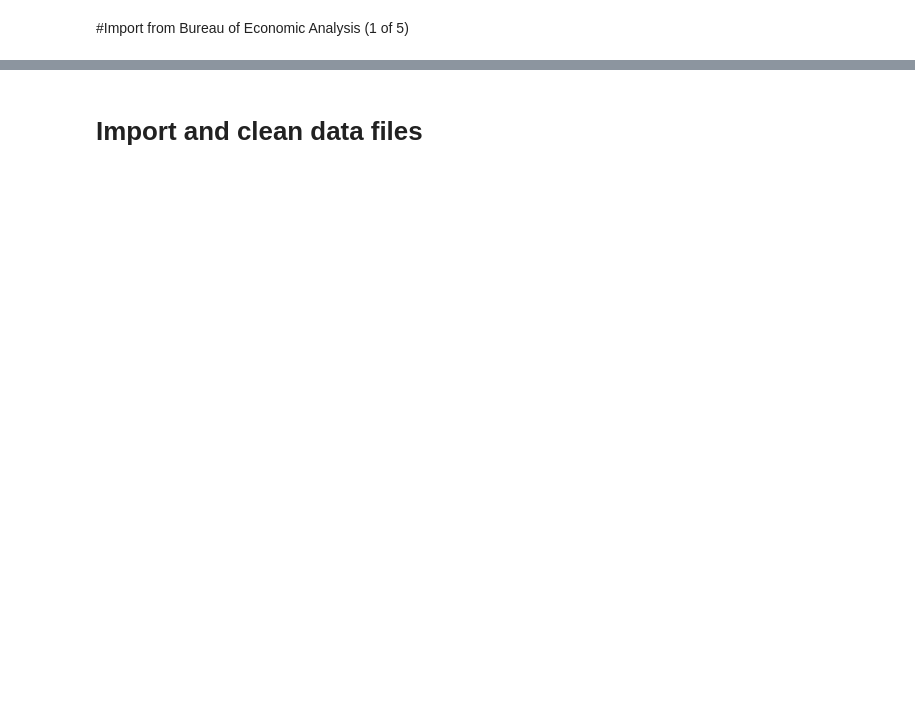
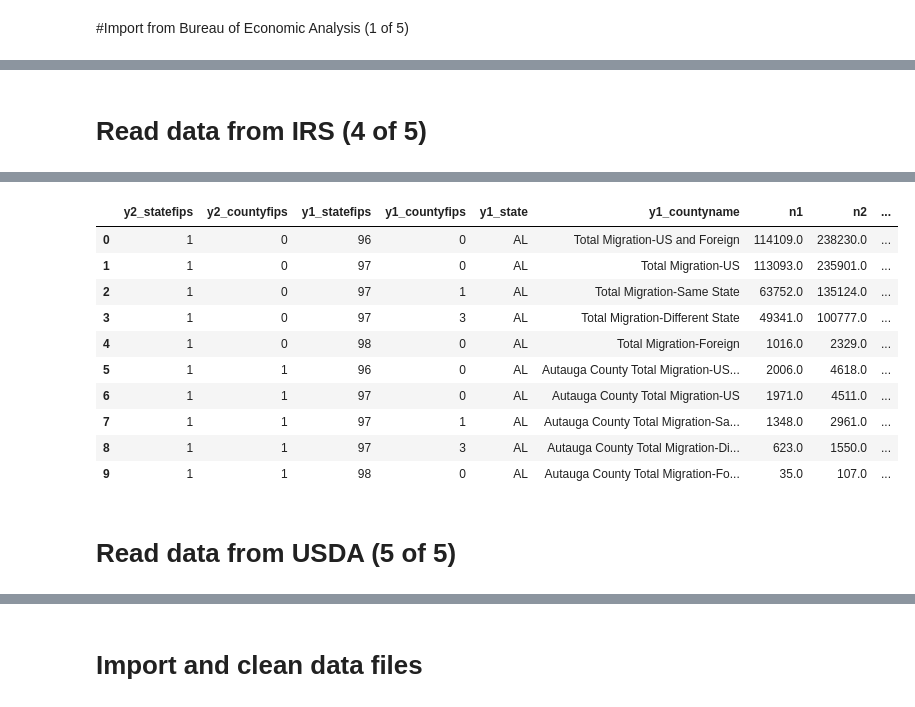
Before and after one commit to J-Nobull/Migration_Research, a Jupyter notebook: Migration_Capstone.ipynb, the cells around one changed output, grey strips where cells are left out. Cells and saved outputs as stored; diff of their text form; code cells hidden in the pictures; blank space fills up the shorter version.

```diff
--- a/Migration_Capstone.ipynb
+++ b/Migration_Capstone.ipynb
@@ -48,9 +54,9 @@ print('API keys loaded')
 # %% [markdown]
 #Import from Bureau of Economic Analysis (1 of 5)
 # %%
-API_KEY_BEA = 'key_here'
+API_KEY_BEA = 'Key-Here'
 BEA_URL = 'https://apps.bea.gov/api/data'
-YEARS = ','.join([str(y) for y in range(2011, 2022)])
+YEARS = list(range(2011, 2022))
 
 # Define Tables with LineCodes and GeoFips
 TABLES = [
@@ -64,7 +70,7 @@ print('Downloading BEA data (2011-2021)...\n')
 
 for table in TABLES:
 
-    print(f'Fetching {table["desc"]} ({table["name"]})...')
+    print(f"Fetching {table['desc']} ({table['name']})...")
 
     params = {
         'UserID': API_KEY_BEA,
@@ -81,14 +87,13 @@ for table in TABLES:
 
     # Show errors
     if 'Error' in data.get('BEAAPI', {}):
-        print(f'❌ Error: {data["BEAAPI"]["Error"]["Detail"]}')
+        print(" ❌ Error: {data['BEAAPI']['Error']['Detail']}")
         continue
 
     # Save to CSV
     BEA_df = pd.DataFrame(data['BEAAPI']['Results']['Data'])
-    filename = f'data_BEA_{table["desc"]}.csv'
-    BEA_df.to_csv(BEA_import, index=False)
+    BEA_df.to_csv('BEA_import.csv', index=False)
 
-    print(f'Saved {len(df):,} rows to {BEA_import}')
+    print(f"Saved {len(BEA_df):,} rows to BEA_import.csv")
     time.sleep(2)
 print('\nBEA retrieval complete!')
@@ -544,0 +413,48 @@ key = Census('5f7c8b0ecd185273567de16a4c09273088d4340b')
+# %% [markdown]
+# Read data from IRS (4 of 5)
+# %%
+# Define the years and file paths
+years = range(2011, 2022)
+year_mapping = {
+    2011: 'countyinflow1112.csv',
+    2012: 'countyinflow1213.csv',
+    2013: 'countyinflow1314.csv',
+    2014: 'countyinflow1415.csv',
+    2015: 'countyinflow1516.csv',
+    2016: 'countyinflow1617.csv',
+    2017: 'countyinflow1718.csv',
+    2018: 'countyinflow1819.csv',
+    2019: 'countyinflow1920.csv',
+    2020: 'countyinflow2021.csv',
+    2021: 'countyinflow2122.csv'}
+
+print("Starting IRS Migration Data Import...")
+
+all_data = []
+
+for year, filepath in year_mapping.items():
+    print(f"Processing {year}...")
+
+    IRS_df = pd.read_csv(filepath, encoding='latin-1')
+    IRS_df['year'] = year
+
+    IRS_df['origin_FIPS'] = IRS_df['y1_statefips'].astype(str).str.zfill(2) +
+                            IRS_df['y1_countyfips'].astype(str).str.zfill(3)
+    IRS_df['arrive_FIPS'] = IRS_df['y2_statefips'].astype(str).str.zfill(2) +
+                            IRS_df['y2_countyfips'].astype(str).str.zfill(3)
+
+    IRS_df.replace(-1, np.nan, inplace=True)
+
+    print(f"  Rows: {len(IRS_df):,}")
+
+    all_data.append(IRS_df)
+
+IRS_import = pd.concat(all_data, ignore_index=True)
+
+print(f"\nTotal rows: {len(IRS_import):,}")
+
+IRS_import.to_csv('IRS_import.csv', index=False)
+print(" Saved to IRS_import.csv")
+
+IRS_import.head(10)
+# %% [output]
@@ -544,0 +478,13 @@ key = Census('5f7c8b0ecd185273567de16a4c09273088d4340b')
+|  | y2_statefips | y2_countyfips | y1_statefips | y1_countyfips | y1_state | y1_countyname | n1 | n2 | ... |
+| 0 | 1 | 0 | 96 | 0 | AL | Total Migration-US and Foreign | 114109.0 | 238230.0 | ... |
+| 1 | 1 | 0 | 97 | 0 | AL | Total Migration-US | 113093.0 | 235901.0 | ... |
+| 2 | 1 | 0 | 97 | 1 | AL | Total Migration-Same State | 63752.0 | 135124.0 | ... |
+| 3 | 1 | 0 | 97 | 3 | AL | Total Migration-Different State | 49341.0 | 100777.0 | ... |
+| 4 | 1 | 0 | 98 | 0 | AL | Total Migration-Foreign | 1016.0 | 2329.0 | ... |
+| 5 | 1 | 1 | 96 | 0 | AL | Autauga County Total Migration-US... | 2006.0 | 4618.0 | ... |
+| 6 | 1 | 1 | 97 | 0 | AL | Autauga County Total Migration-US | 1971.0 | 4511.0 | ... |
+| 7 | 1 | 1 | 97 | 1 | AL | Autauga County Total Migration-Sa... | 1348.0 | 2961.0 | ... |
+| 8 | 1 | 1 | 97 | 3 | AL | Autauga County Total Migration-Di... | 623.0 | 1550.0 | ... |
+| 9 | 1 | 1 | 98 | 0 | AL | Autauga County Total Migration-Fo... | 35.0 | 107.0 | ... |
+# %% [markdown]
+# Read data from USDA (5 of 5)
```
Also changed, not shown: parts of 34 cells of this notebook.
